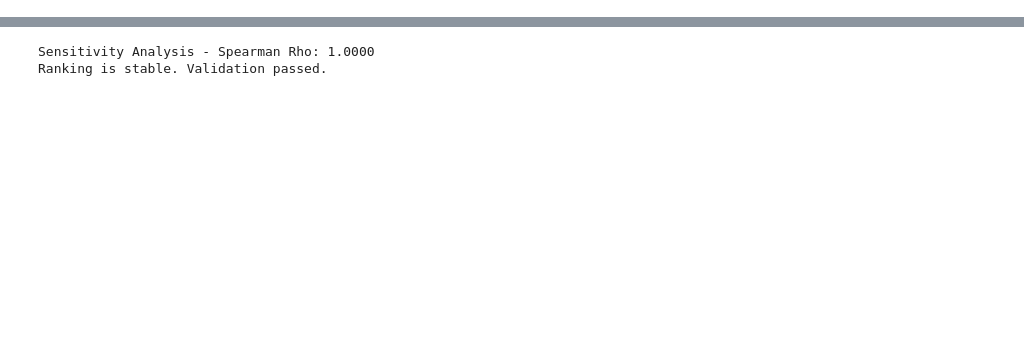
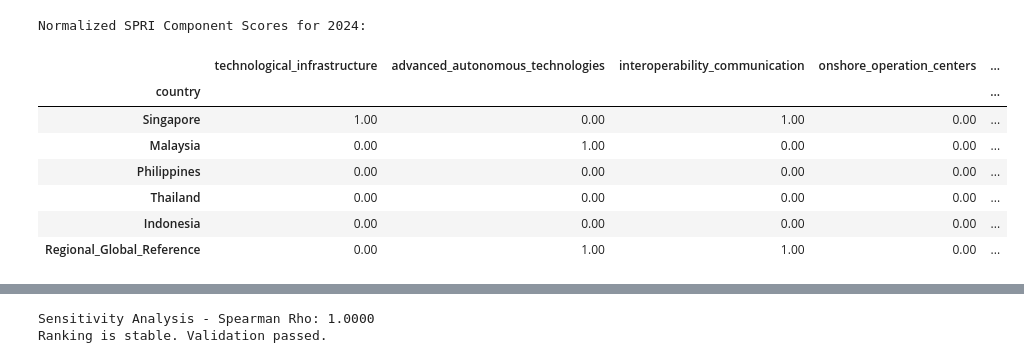
Before and after one commit to pandu1992/PIB-Grant, a Jupyter notebook: SPRI_IN_GREEN_PORT_REGULATION.ipynb, the cells around one changed output, grey strips where cells are left out. Saved outputs shown, nothing was run; the diff lists cells and outputs as text; code cells hidden in the pictures; blank space fills up the shorter version.

```diff
--- a/SPRI_IN_GREEN_PORT_REGULATION.ipynb
+++ b/SPRI_IN_GREEN_PORT_REGULATION.ipynb
@@ -382,0 +392,16 @@ radar_chart(df_norm, f"Radar Chart of SPRI Components — {latest_year}")
+# %%
+# ----------------------------
+# Tabular representation of normalized scores for the latest year
+# ----------------------------
+print(f"\nNormalized SPRI Component Scores for {latest_year}:\n")
+display(df_norm.style.format("{:.2f}"))
+# %% [output]
+Normalized SPRI Component Scores for 2024:
+|  | technological_infrastructure | advanced_autonomous_technologies | interoperability_communication | onshore_operation_centers | ... |
+| country |  |  |  |  | ... |
+| Singapore | 1.00 | 0.00 | 1.00 | 0.00 | ... |
+| Malaysia | 0.00 | 1.00 | 0.00 | 0.00 | ... |
+| Philippines | 0.00 | 0.00 | 0.00 | 0.00 | ... |
+| Thailand | 0.00 | 0.00 | 0.00 | 0.00 | ... |
+| Indonesia | 0.00 | 0.00 | 0.00 | 0.00 | ... |
+| Regional_Global_Reference | 0.00 | 1.00 | 1.00 | 0.00 | ... |
```
Also changed, not shown: parts of 5 cells of this notebook.
